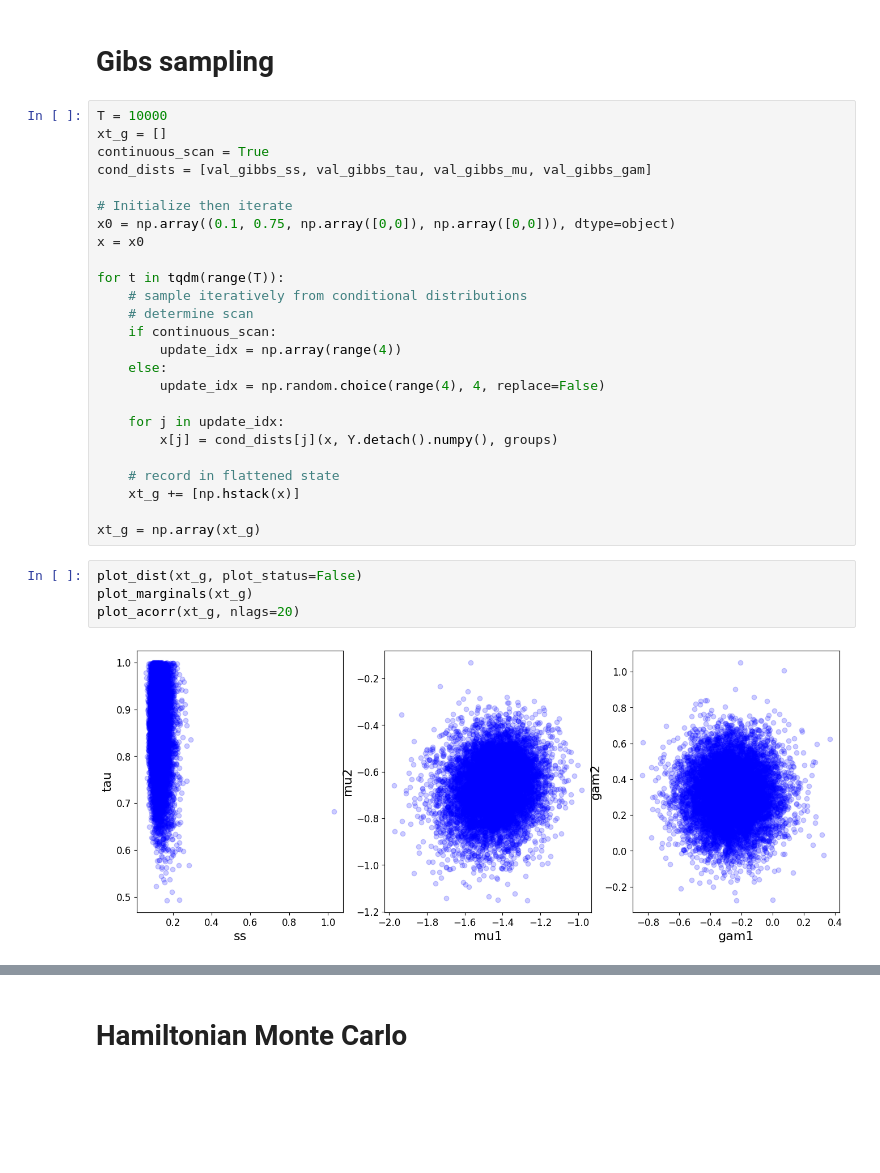
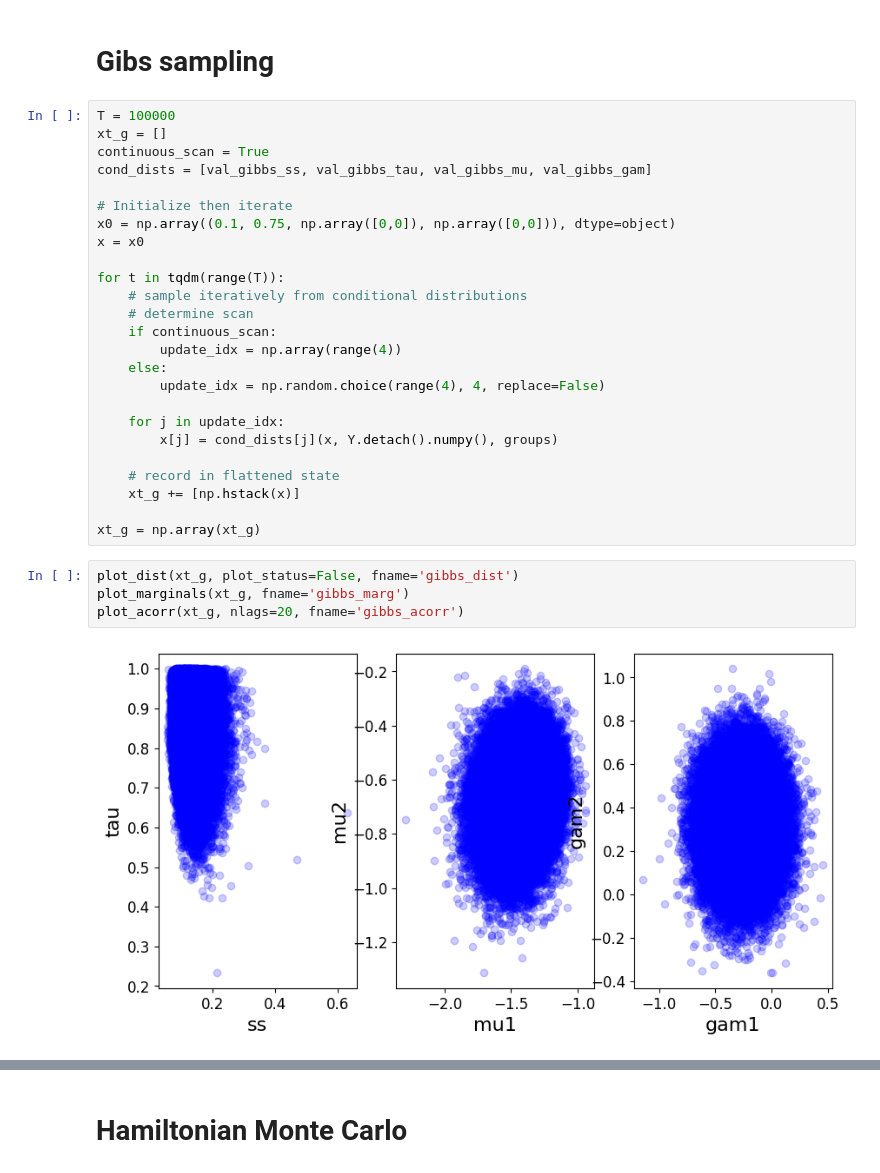
Before and after one commit to etrieschman/gene-expr, a Jupyter notebook: code/Trieschman_STATS370_Final.ipynb, the cells around one changed output, grey strips where cells are left out. Saved outputs shown, nothing was run; the diff lists cells and outputs as text; blank space fills up the shorter version.

```diff
--- a/code/Trieschman_STATS370_Final.ipynb
+++ b/code/Trieschman_STATS370_Final.ipynb
@@ -132,7 +174,7 @@ covariance
 # %% [markdown]
 # Gibs sampling
 # %%
-T = 10000
+T = 100000
 xt_g = []
 continuous_scan = True
 cond_dists = [val_gibbs_ss, val_gibbs_tau, val_gibbs_mu, val_gibbs_gam]
@@ -157,8 +199,8 @@ for t in tqdm(range(T)):
 
 xt_g = np.array(xt_g)
 # %%
-plot_dist(xt_g, plot_status=False)
-plot_marginals(xt_g)
-plot_acorr(xt_g, nlags=20)
+plot_dist(xt_g, plot_status=False, fname='gibbs_dist')
+plot_marginals(xt_g, fname='gibbs_marg')
+plot_acorr(xt_g, nlags=20, fname='gibbs_acorr')
 # %% [output]
-[figure, old version]
+[figure, new version]
```
Also changed, not shown: parts of 18 cells of this notebook, 14 other files.
